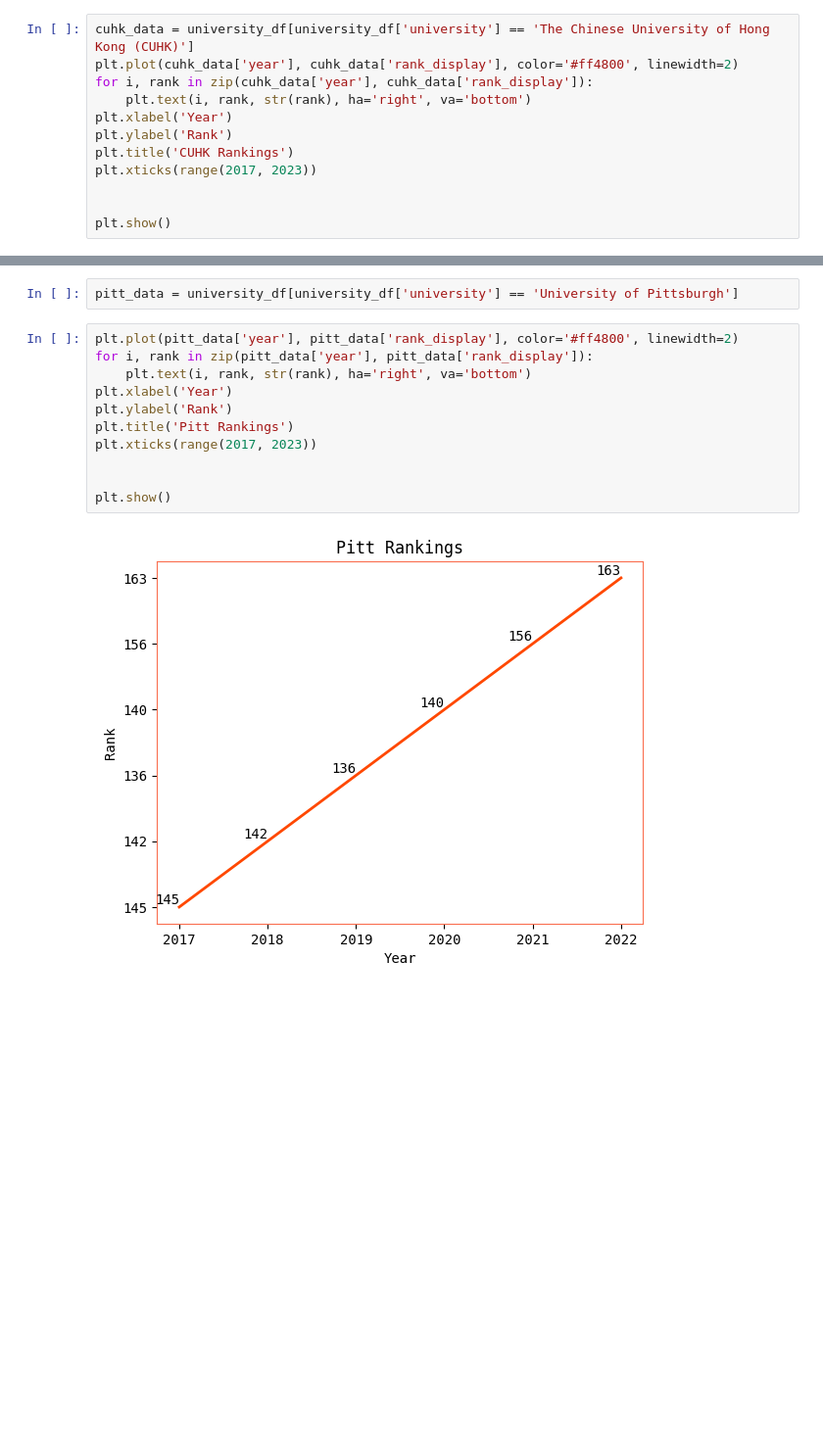
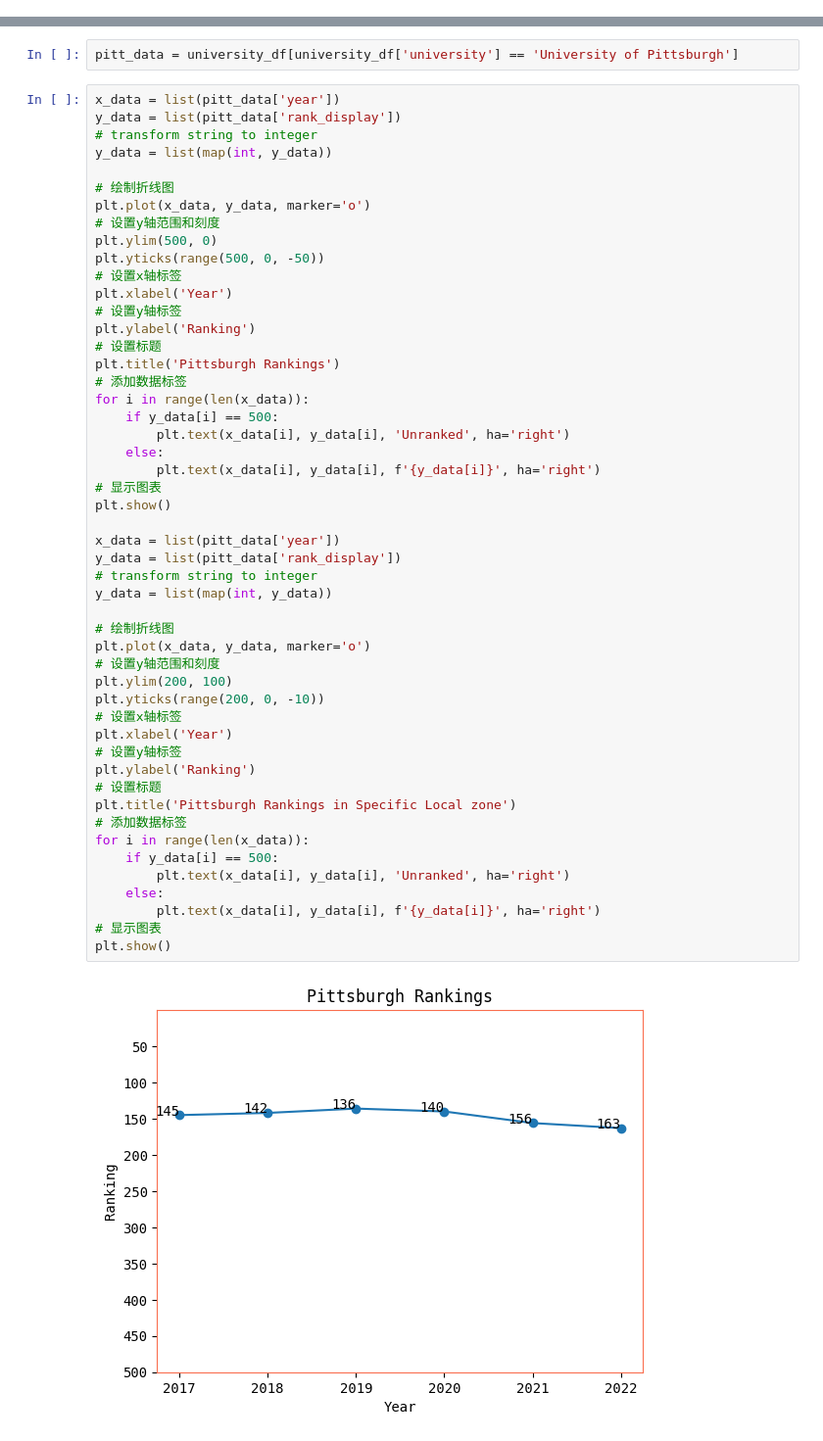
Before and after one commit to MiSFiT5/QS-ranking-Analysis, a Jupyter notebook: qs-world-university-rankings-eda-visualization.ipynb, the cells around one changed output, grey strips where cells are left out. Shown at 98% size. Drawn from its saved outputs; the diff is of its cells as text; blank space fills up the shorter version.

Commit message:
updates with ranking trend of several unis

```diff
--- a/qs-world-university-rankings-eda-visualization.ipynb
+++ b/qs-world-university-rankings-eda-visualization.ipynb
@@ -759,15 +772,3 @@ university_df[university_df['university']=='The Chinese University of Hong Kong
 | 2973 | The Chinese University of Hong Ko... | 2020 | 46 | 75.9 | https://www.topuniversities.com/u... | Hong Kong SAR | Hong Kong | Asia | https://www.topuniversities.com/s... | Public | ... |
 | 4039 | The Chinese University of Hong Ko... | 2021 | 43 | 75.8 | https://www.topuniversities.com/u... | Hong Kong SAR | Hong Kong | Asia | https://www.topuniversities.com/s... | Public | ... |
 | 5220 | The Chinese University of Hong Ko... | 2022 | 39 | 80.3 | https://www.topuniversities.com/u... | Hong Kong SAR | Hong Kong | Asia | https://www.topuniversities.com/s... | Public | ... |
-# %%
-cuhk_data = university_df[university_df['university'] == 'The Chinese University of Hong Kong (CUHK)']
-plt.plot(cuhk_data['year'], cuhk_data['rank_display'], color='#ff4800', linewidth=2)
-for i, rank in zip(cuhk_data['year'], cuhk_data['rank_display']):
-    plt.text(i, rank, str(rank), ha='right', va='bottom')
-plt.xlabel('Year')
-plt.ylabel('Rank')
-plt.title('CUHK Rankings')
-plt.xticks(range(2017, 2023))
-
-
-plt.show()
@@ -800,15 +847,54 @@ university_df[university_df['university']=='University of Pittsburgh']
 # %%
 pitt_data = university_df[university_df['university'] == 'University of Pittsburgh']
 # %%
-plt.plot(pitt_data['year'], pitt_data['rank_display'], color='#ff4800', linewidth=2)
-for i, rank in zip(pitt_data['year'], pitt_data['rank_display']):
-    plt.text(i, rank, str(rank), ha='right', va='bottom')
+x_data = list(pitt_data['year'])
+y_data = list(pitt_data['rank_display'])
+# transform string to integer
+y_data = list(map(int, y_data))
+
+# 绘制折线图
+plt.plot(x_data, y_data, marker='o')
+# 设置y轴范围和刻度
+plt.ylim(500, 0)
+plt.yticks(range(500, 0, -50))
+# 设置x轴标签
 plt.xlabel('Year')
-plt.ylabel('Rank')
-plt.title('Pitt Rankings')
-plt.xticks(range(2017, 2023))
+# 设置y轴标签
+plt.ylabel('Ranking')
+# 设置标题
+plt.title('Pittsburgh Rankings')
+# 添加数据标签
+for i in range(len(x_data)):
+    if y_data[i] == 500:
+        plt.text(x_data[i], y_data[i], 'Unranked', ha='right')
+    else:
+        plt.text(x_data[i], y_data[i], f'{y_data[i]}', ha='right')
+# 显示图表
+plt.show()
 
+x_data = list(pitt_data['year'])
+y_data = list(pitt_data['rank_display'])
+# transform string to integer
+y_data = list(map(int, y_data))
 
+# 绘制折线图
+plt.plot(x_data, y_data, marker='o')
+# 设置y轴范围和刻度
+plt.ylim(200, 100)
+plt.yticks(range(200, 0, -10))
+# 设置x轴标签
+plt.xlabel('Year')
+# 设置y轴标签
+plt.ylabel('Ranking')
+# 设置标题
+plt.title('Pittsburgh Rankings in Specific Local zone')
+# 添加数据标签
+for i in range(len(x_data)):
+    if y_data[i] == 500:
+        plt.text(x_data[i], y_data[i], 'Unranked', ha='right')
+    else:
+        plt.text(x_data[i], y_data[i], f'{y_data[i]}', ha='right')
+# 显示图表
 plt.show()
 # %% [output]
-[figure, old version]
+[figure, new version]
```
Also changed, not shown: parts of 18 cells of this notebook.
